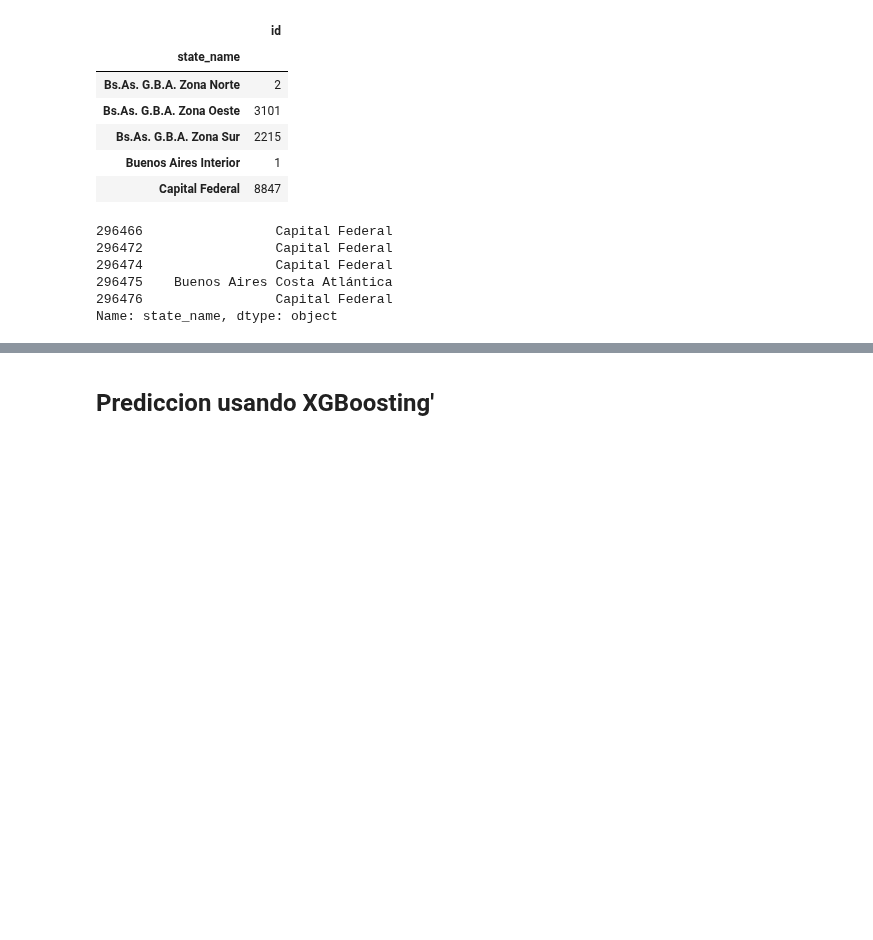
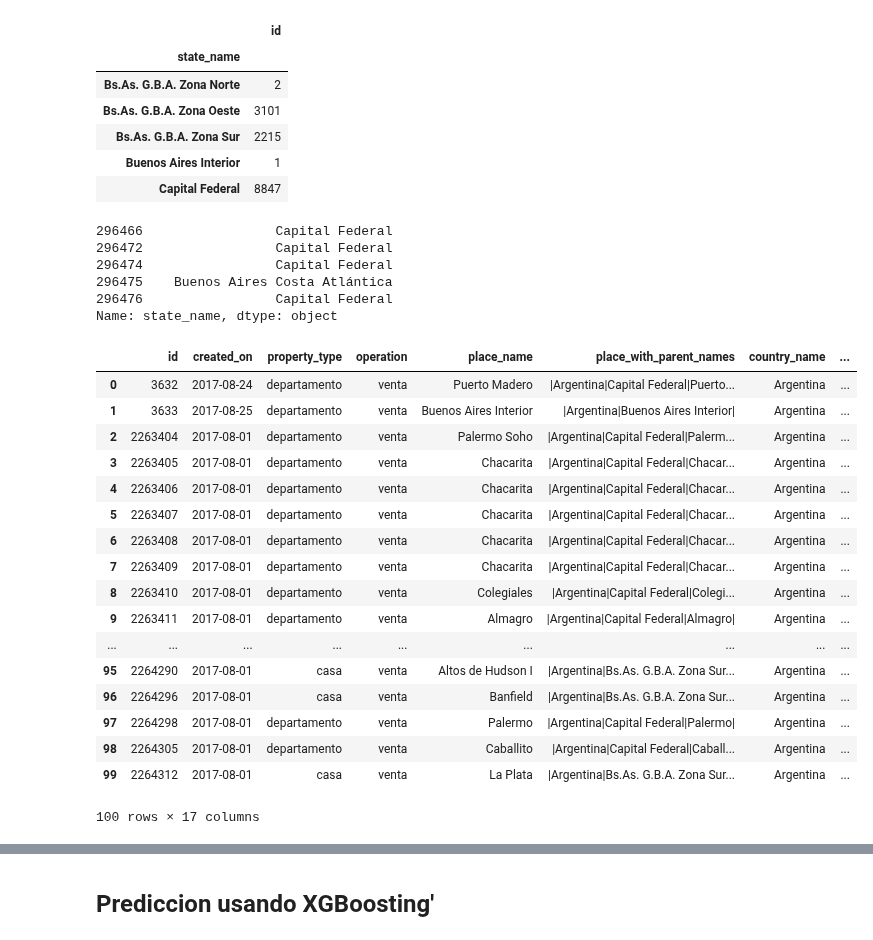
Before and after one commit to nicolaslongo/datos-TP1, a Jupyter notebook: XGB.ipynb, the cells around one changed output, grey strips where cells are left out. Cells and saved outputs as stored; diff of their text form; code cells hidden in the pictures; blank space fills up the shorter version.

Commit message:
XGB completando con promedios

```diff
--- a/XGB.ipynb
+++ b/XGB.ipynb
@@ -59,3 +59,42 @@ data['state_name'].tail()
 296475    Buenos Aires Costa Atlántica
 296476                 Capital Federal
 Name: state_name, dtype: object
+# %%
+# Depuración del set de test
+#Completo los valores NaN con promedios para realizar la predicción
+prom_surface_total_in_m2 = test['surface_total_in_m2'].mean()
+prom_surface_covered_in_m2 = test['surface_covered_in_m2'].mean()
+prom_floor = int(test['floor'].mean())
+prom_rooms = int(test['rooms'].mean())
+prom_lat = test['lat'].mean()
+prom_lon = test['lon'].mean()
+
+test_float = test
+test_float['surface_total_in_m2'].fillna(prom_surface_total_in_m2, inplace=True)
+test_float['surface_covered_in_m2'].fillna(prom_surface_covered_in_m2, inplace=True)
+test_float['floor'].fillna(prom_floor, inplace=True)
+test_float['rooms'].fillna(prom_rooms, inplace=True)
+test_float['lat'].fillna(prom_lat, inplace=True)
+test_float['lon'].fillna(prom_lon, inplace=True)
+
+
+test_float.head(100)
+# %% [output]
+|  | id | created_on | property_type | operation | place_name | place_with_parent_names | country_name | ... |
+| 0 | 3632 | 2017-08-24 | departamento | venta | Puerto Madero | |Argentina|Capital Federal|Puerto... | Argentina | ... |
+| 1 | 3633 | 2017-08-25 | departamento | venta | Buenos Aires Interior | |Argentina|Buenos Aires Interior| | Argentina | ... |
+| 2 | 2263404 | 2017-08-01 | departamento | venta | Palermo Soho | |Argentina|Capital Federal|Palerm... | Argentina | ... |
+| 3 | 2263405 | 2017-08-01 | departamento | venta | Chacarita | |Argentina|Capital Federal|Chacar... | Argentina | ... |
+| 4 | 2263406 | 2017-08-01 | departamento | venta | Chacarita | |Argentina|Capital Federal|Chacar... | Argentina | ... |
+| 5 | 2263407 | 2017-08-01 | departamento | venta | Chacarita | |Argentina|Capital Federal|Chacar... | Argentina | ... |
+| 6 | 2263408 | 2017-08-01 | departamento | venta | Chacarita | |Argentina|Capital Federal|Chacar... | Argentina | ... |
+| 7 | 2263409 | 2017-08-01 | departamento | venta | Chacarita | |Argentina|Capital Federal|Chacar... | Argentina | ... |
+| 8 | 2263410 | 2017-08-01 | departamento | venta | Colegiales | |Argentina|Capital Federal|Colegi... | Argentina | ... |
+| 9 | 2263411 | 2017-08-01 | departamento | venta | Almagro | |Argentina|Capital Federal|Almagro| | Argentina | ... |
+| ... | ... | ... | ... | ... | ... | ... | ... | ... |
+| 95 | 2264290 | 2017-08-01 | casa | venta | Altos de Hudson I | |Argentina|Bs.As. G.B.A. Zona Sur... | Argentina | ... |
+| 96 | 2264296 | 2017-08-01 | casa | venta | Banfield | |Argentina|Bs.As. G.B.A. Zona Sur... | Argentina | ... |
+| 97 | 2264298 | 2017-08-01 | departamento | venta | Palermo | |Argentina|Capital Federal|Palermo| | Argentina | ... |
+| 98 | 2264305 | 2017-08-01 | departamento | venta | Caballito | |Argentina|Capital Federal|Caball... | Argentina | ... |
+| 99 | 2264312 | 2017-08-01 | casa | venta | La Plata | |Argentina|Bs.As. G.B.A. Zona Sur... | Argentina | ... |
+100 rows × 17 columns
```
Also changed, not shown: parts of 18 cells of this notebook.
